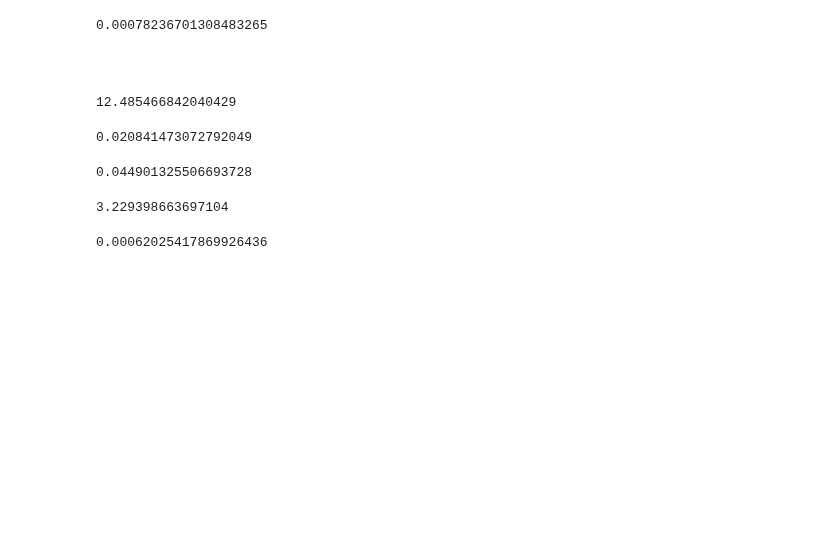
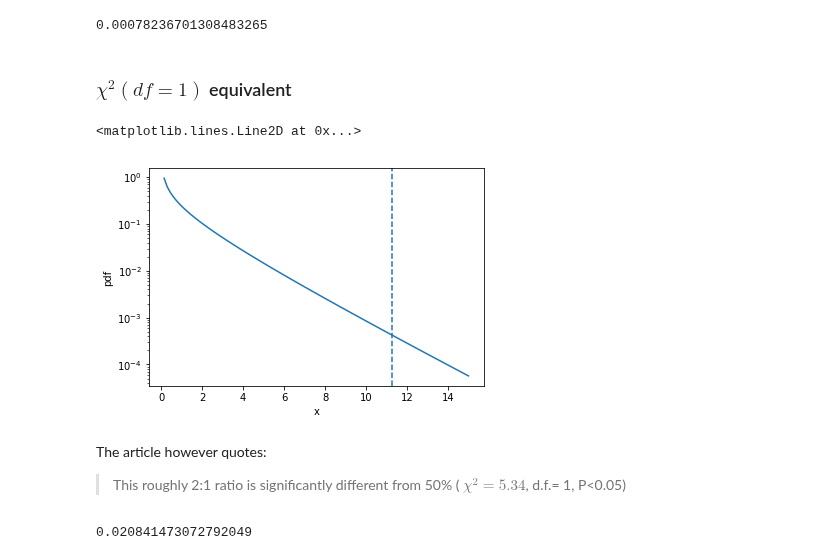
Before and after one commit to denglert/statistics-sandbox, a Jupyter notebook: hypothesis_testing/Head-turning_asymmetry.ipynb, the cells around one changed output. Drawn from its saved outputs; the diff is of its cells as text; code cells hidden in the pictures; blank space fills up the shorter version.

```diff
--- a/hypothesis_testing/Head-turning_asymmetry.ipynb
+++ b/hypothesis_testing/Head-turning_asymmetry.ipynb
@@ -45,10 +101,25 @@ pval = scipy.stats.binom.cdf(k=n_left, n=n_all, p=0.5)
 pval
 # %% [output]
 0.00078236701308483265
-# %% [markdown]
-##
+# %% [markdown]
+### $\chi^{2}(df=1)$ equivalent
 # %%
-scipy.stats.chi2.isf(pval,df=1)
+chi2_val_for_pval = scipy.stats.chi2.isf(pval,df=1)
-# %% [output]
-12.485466842040429
+# %%
+x = np.linspace(0.0, 15, 100)
+chi2_vals = scipy.stats.chi2.pdf(x, df=1)
+# %%
+f,a = plt.subplots()
+a.plot(x,chi2_vals)
+a.axhline(0.0,c='k',linestyle='--')
+a.set_xlabel('x')
+a.set_ylabel('pdf')
+a.set_yscale('log')
+a.axvline(chi2_val_for_pval,linestyle='--')
+# %% [output]
+<matplotlib.lines.Line2D at 0x...>
+[figure, added]
+# %% [markdown]
+The article however quotes:
+> This roughly 2:1 ratio is significantly different from 50% ( $\chi^{2} = 5.34$, d.f.= 1, P<0.05)
 # %%
@@ -56,18 +128,2 @@ scipy.stats.chi2.isf(pval,df=1)
 # %% [output]
 0.020841473072792049
-# %%
-p = 0.5
-Var = p*(1-p)/n_all
-std = np.sqrt(Var)
-std
-# %% [output]
-0.044901325506693728
-# %%
-nsigma = 0.145/0.0449
-nsigma
-# %% [output]
-3.229398663697104
-# %%
-1.0 - scipy.stats.norm.cdf(nsigma)
-# %% [output]
-0.00062025417869926436
```
Also changed, not shown: parts of 21 cells of this notebook.
